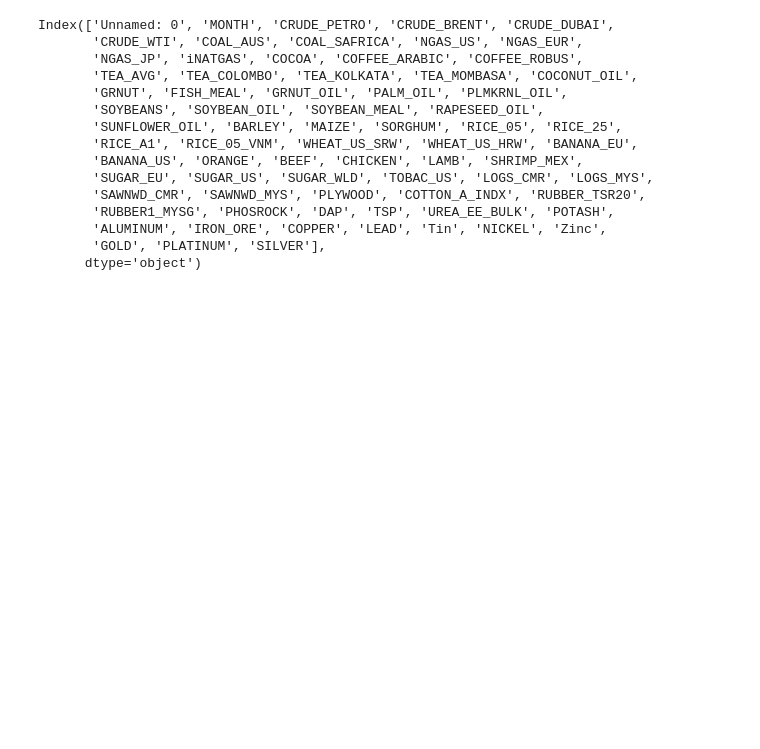
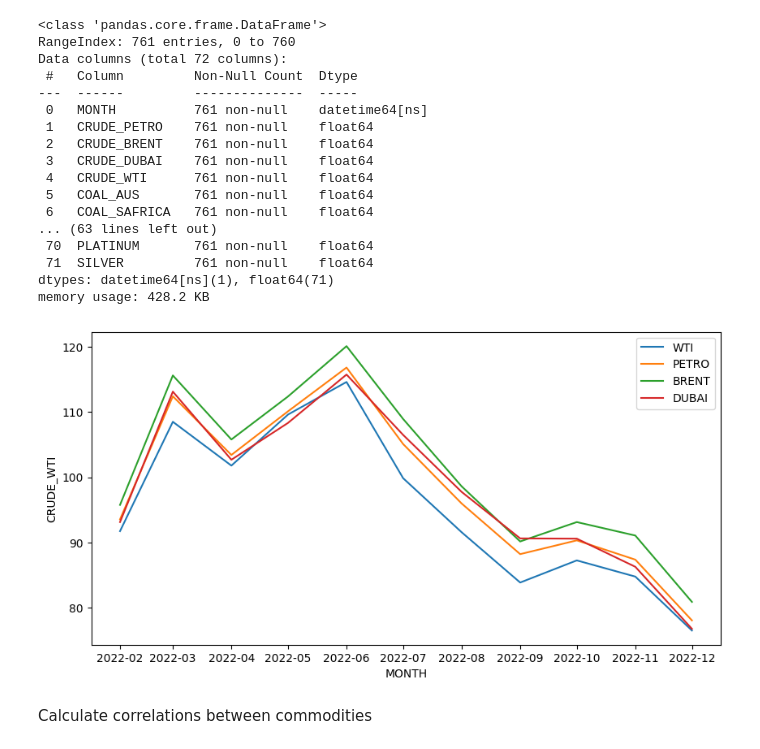
Before and after one commit to benbesthof/GoldenModel, a Jupyter notebook: COMSEDA.ipynb, the cells around one changed output. Saved outputs shown, nothing was run; the diff lists cells and outputs as text; code cells hidden in the pictures; blank space fills up the shorter version.

```diff
--- a/COMSEDA.ipynb
+++ b/COMSEDA.ipynb
@@ -127,18 +146,20 @@ sns.lineplot(data = df[df['MONTH'] > '01-01-2002'], x = 'MONTH', y = 'GOLD')
 # %%
-df.columns
+df.info()
 # %% [output]
-Index(['Unnamed: 0', 'MONTH', 'CRUDE_PETRO', 'CRUDE_BRENT', 'CRUDE_DUBAI',
-       'CRUDE_WTI', 'COAL_AUS', 'COAL_SAFRICA', 'NGAS_US', 'NGAS_EUR',
-       'NGAS_JP', 'iNATGAS', 'COCOA', 'COFFEE_ARABIC', 'COFFEE_ROBUS',
-       'TEA_AVG', 'TEA_COLOMBO', 'TEA_KOLKATA', 'TEA_MOMBASA', 'COCONUT_OIL',
-       'GRNUT', 'FISH_MEAL', 'GRNUT_OIL', 'PALM_OIL', 'PLMKRNL_OIL',
-       'SOYBEANS', 'SOYBEAN_OIL', 'SOYBEAN_MEAL', 'RAPESEED_OIL',
-       'SUNFLOWER_OIL', 'BARLEY', 'MAIZE', 'SORGHUM', 'RICE_05', 'RICE_25',
-       'RICE_A1', 'RICE_05_VNM', 'WHEAT_US_SRW', 'WHEAT_US_HRW', 'BANANA_EU',
-       'BANANA_US', 'ORANGE', 'BEEF', 'CHICKEN', 'LAMB', 'SHRIMP_MEX',
-       'SUGAR_EU', 'SUGAR_US', 'SUGAR_WLD', 'TOBAC_US', 'LOGS_CMR', 'LOGS_MYS',
-       'SAWNWD_CMR', 'SAWNWD_MYS', 'PLYWOOD', 'COTTON_A_INDX', 'RUBBER_TSR20',
-       'RUBBER1_MYSG', 'PHOSROCK', 'DAP', 'TSP', 'UREA_EE_BULK', 'POTASH',
-       'ALUMINUM', 'IRON_ORE', 'COPPER', 'LEAD', 'Tin', 'NICKEL', 'Zinc',
-       'GOLD', 'PLATINUM', 'SILVER'],
-      dtype='object')
+<class 'pandas.core.frame.DataFrame'>
+RangeIndex: 761 entries, 0 to 760
+Data columns (total 72 columns):
+ #   Column         Non-Null Count  Dtype
+---  ------         --------------  -----
+ 0   MONTH          761 non-null    datetime64[ns]
+ 1   CRUDE_PETRO    761 non-null    float64
+ 2   CRUDE_BRENT    761 non-null    float64
+ 3   CRUDE_DUBAI    761 non-null    float64
+ 4   CRUDE_WTI      761 non-null    float64
+ 5   COAL_AUS       761 non-null    float64
+ 6   COAL_SAFRICA   761 non-null    float64
+... (63 lines left out)
+ 70  PLATINUM       761 non-null    float64
+ 71  SILVER         761 non-null    float64
+dtypes: datetime64[ns](1), float64(71)
+memory usage: 428.2 KB
@@ -171,3 +195,19 @@ metals = ['PHOSROCK', 'DAP', 'TSP', 'UREA_EE_BULK', 'POTASH',
+# %%
+plt.figure(figsize=(10,5))
+limited_time = df[df['MONTH'] > '01-01-2022']
+df_sorted_wti = limited_time[limited_time['MONTH'] < '01-01-2023'].sort_values(by='CRUDE_WTI')
+df_sorted_petro = limited_time[limited_time['MONTH'] < '01-01-2023'].sort_values(by='CRUDE_PETRO')
+df_sorted_brent = limited_time[limited_time['MONTH'] < '01-01-2023'].sort_values(by='CRUDE_BRENT')
+df_sorted_dubai = limited_time[limited_time['MONTH'] < '01-01-2023'].sort_values(by='CRUDE_DUBAI')
+sns.lineplot(data = df_sorted_wti, x = 'MONTH', y = 'CRUDE_WTI', label = 'WTI')
+sns.lineplot(data = df_sorted_petro, x = 'MONTH', y = 'CRUDE_PETRO', label = 'PETRO')
+sns.lineplot(data = df_sorted_brent, x = 'MONTH', y = 'CRUDE_BRENT', label = 'BRENT')
+sns.lineplot(data = df_sorted_dubai, x = 'MONTH', y = 'CRUDE_DUBAI', label = 'DUBAI')
+plt.show()
+# %% [output]
+[figure, added]
+# %% [markdown]
+Calculate correlations between commodities
 # %%
 ecorr = df[energy].corr()
 ccorr = df[caffeine].corr()
```
Also changed, not shown: parts of 32 cells of this notebook, 1 other file.
